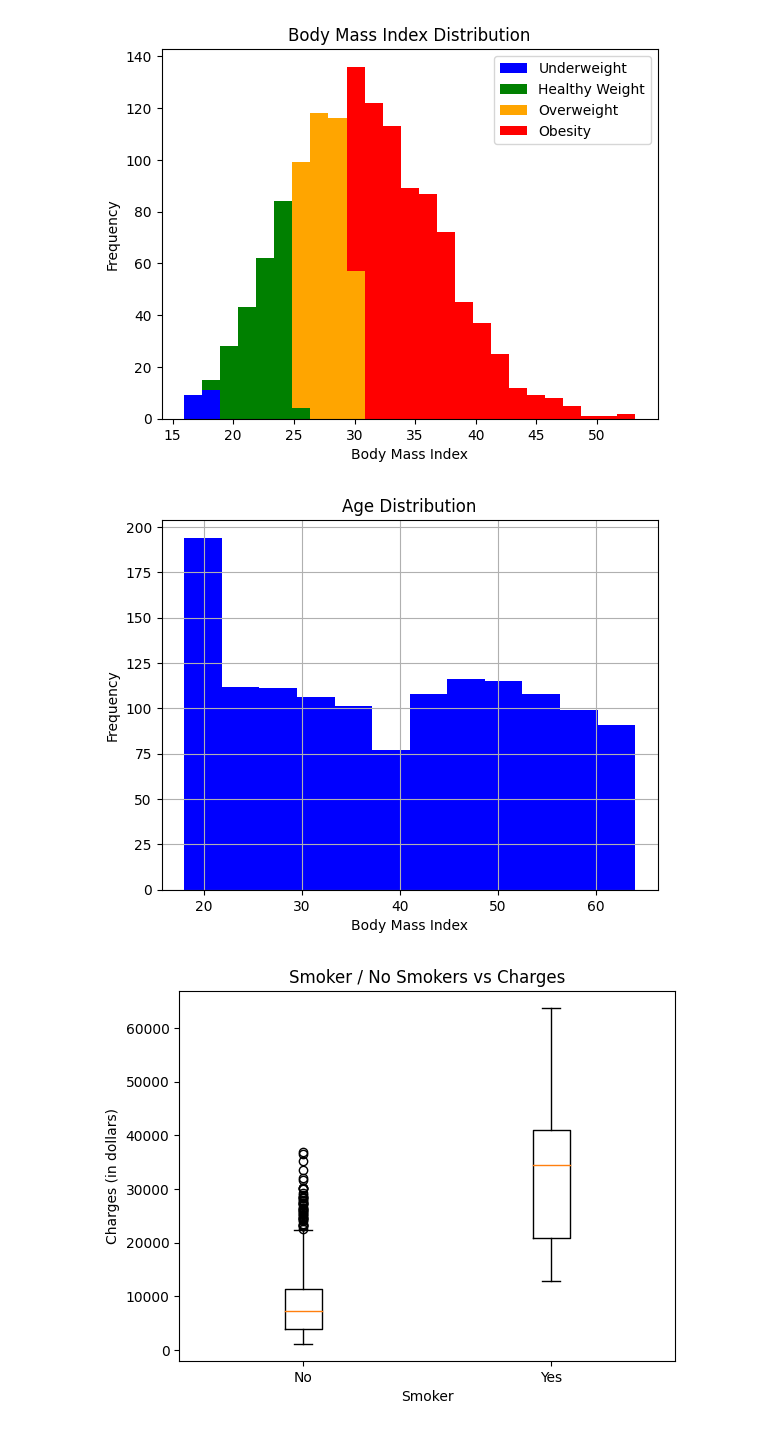
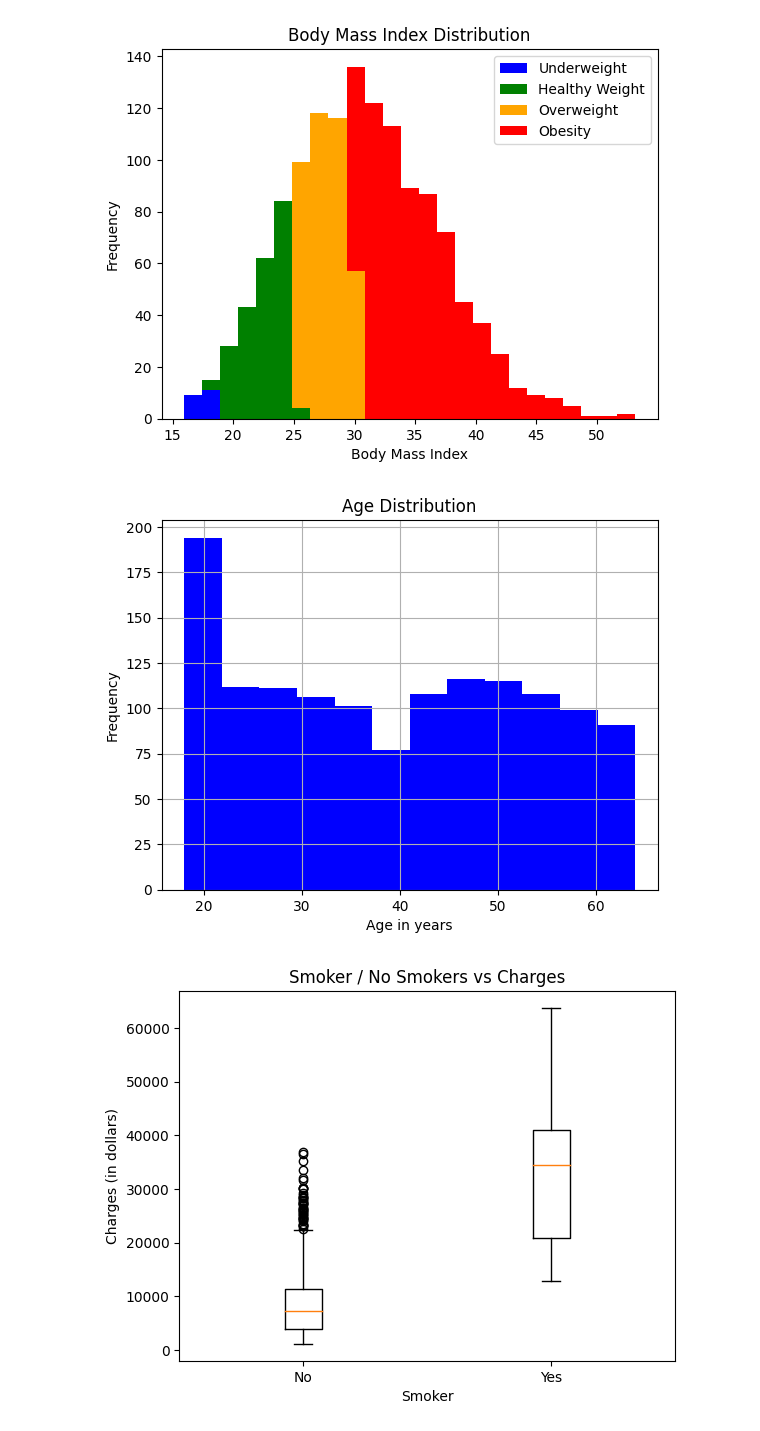
Before and after one commit to PeEnAvRi/Project3CanCode, a Jupyter notebook: Project3CanCodePedro.ipynb, the cells around one changed output. Saved outputs shown, nothing was run; the diff lists cells and outputs as text; code cells hidden in the pictures.

```diff
--- a/Project3CanCodePedro.ipynb
+++ b/Project3CanCodePedro.ipynb
@@ -160,14 +160,21 @@ plt.show()
 # %% [output]
 [figure]
 # %%
+import pandas as pd
+import matplotlib.pyplot as plt
+
+# Load data from remote URL
+df = pd.read_csv('https://raw.githubusercontent.com/PeEnAvRi/Project3CanCode/main/insurance.csv')
+
+
 # Plot histogram of age
 df['age'].hist(bins=12, color='blue')
-plt.xlabel('Body Mass Index')
+plt.xlabel('Age in years')
 plt.ylabel('Frequency')
 plt.title('Age Distribution')
 plt.show()
 # %% [output]
-[figure, old version]
+[figure, new version]
 # %%
 import pandas as pd
 import numpy as np
```
Also changed, not shown: parts of 1 cell of this notebook.
